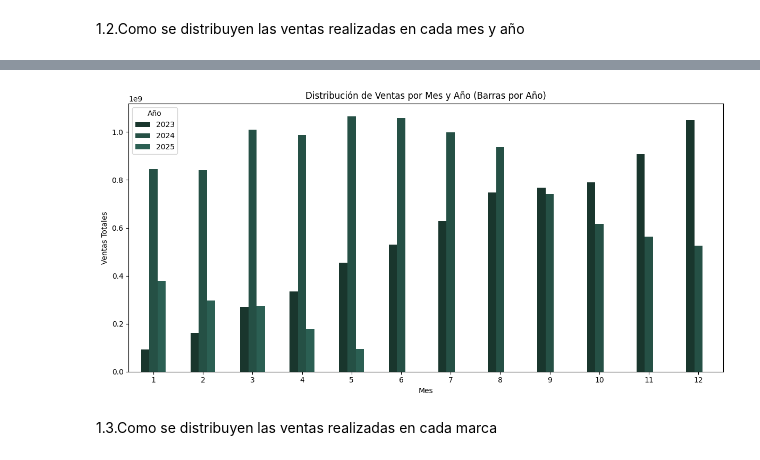
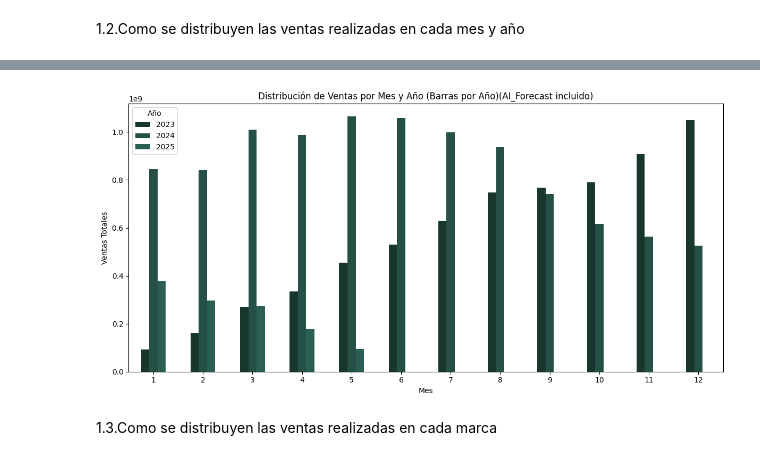
Before and after one commit to JaimeTorio/UFV_Visualizacion, a Jupyter notebook: Ejercicios de clase/ Clase2b.ipynb, the cells around one changed output, grey strips where cells are left out. Drawn from its saved outputs; the diff is of its cells as text; code cells hidden in the pictures.

```diff
--- a/Ejercicios de clase/ Clase2b.ipynb
+++ b/Ejercicios de clase/ Clase2b.ipynb
@@ -164,23 +207,23 @@ El mayor volumen de ventas proviene de Reino Unido, con una diferencia notable r
 # %%
 import matplotlib.pyplot as plt
 
 df_grouped = data.groupby(['MONTH', 'YEAR'])['AMOUNT'].sum().unstack()
 
 # Definimos la paleta de colores
 green_palette = ["#19362d", "#255045", "#2b5f53", "#306e61", "#347a6c", "#478c80", "#649e94", "#8db9b2", "#b7d4d0"]
 
 fig, ax = plt.subplots(figsize=(12, 6))
 df_grouped.plot(kind='bar', ax=ax, color=green_palette[:df_grouped.shape[1]])
 
-ax.set_title("Distribución de Ventas por Mes y Año (Barras por Año)")
+ax.set_title("Distribución de Ventas por Mes y Año (Barras por Año)(AI_Forecast incluido)")
 ax.set_xlabel("Mes")
 ax.set_ylabel("Ventas Totales")
 ax.legend(title="Año")
 
 plt.xticks(rotation=0)
 plt.tight_layout()
 plt.show()
 # %% [output]
-[figure, old version]
+[figure, new version]
 # %% [markdown]
 1.3.Como se distribuyen las ventas realizadas en cada marca
```
Also changed, not shown: parts of 6 cells of this notebook.
